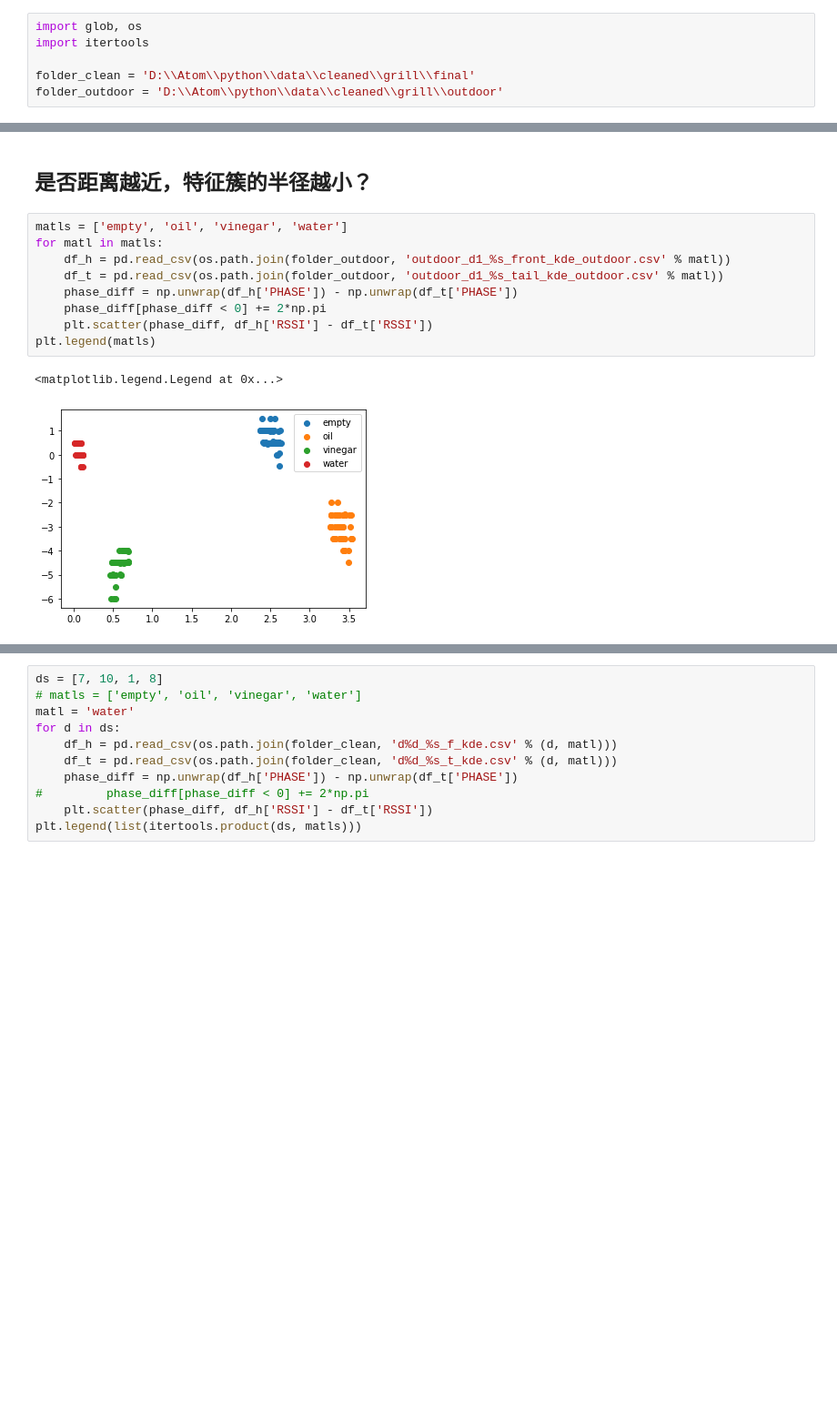
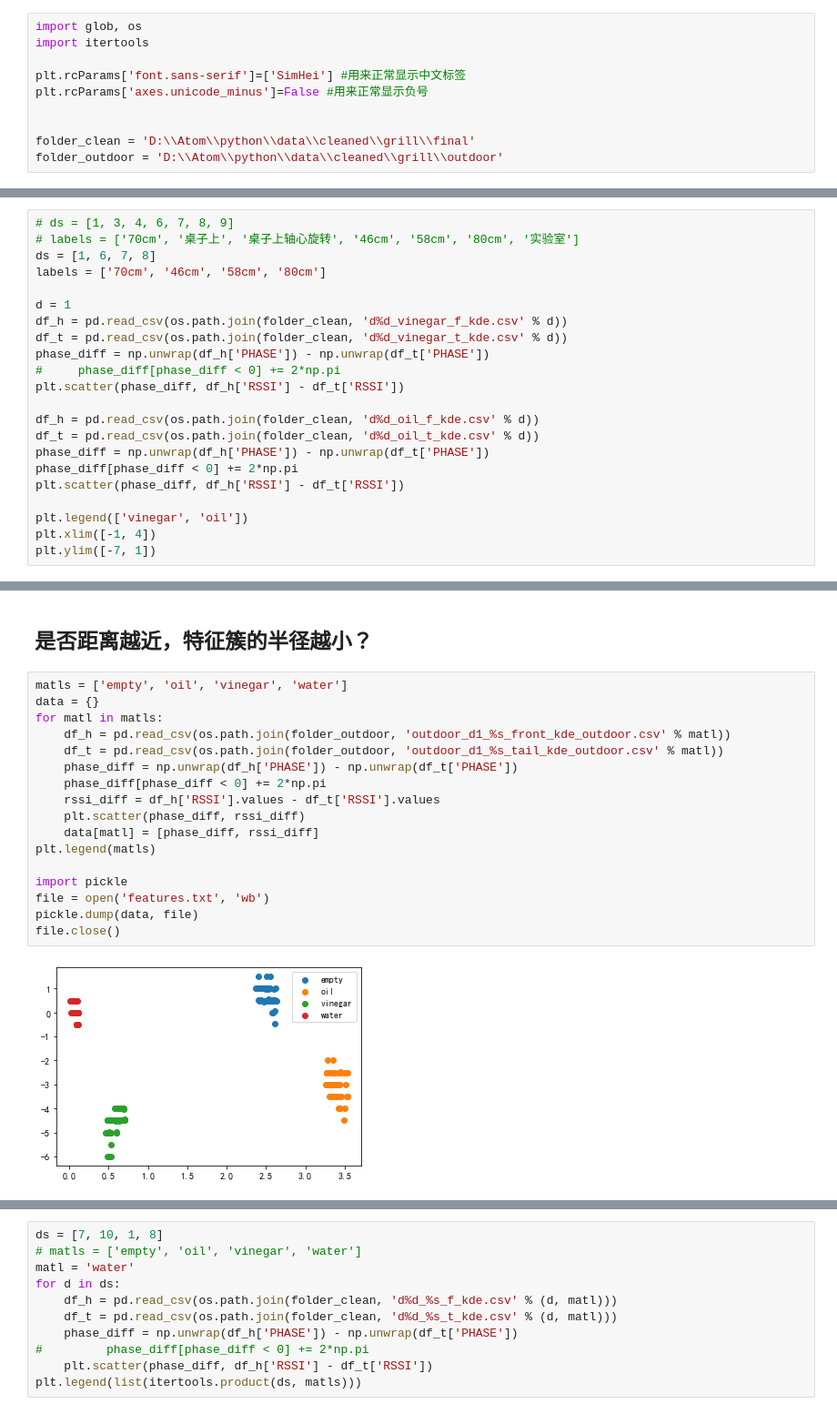
Before and after one commit to Jennifer331/Scripts, a Jupyter notebook: python/jupter/实验分析/5-9特征不稳定性分析.ipynb, the cells around one changed output, grey strips where cells are left out. Shown: that part at 91% size. Cells and saved outputs as stored; diff of their text form; blank space fills up the shorter version.

```diff
--- a/python/jupter/实验分析/Untitled4.ipynb
+++ b/python/jupter/实验分析/5-9特征不稳定性分析.ipynb
@@ -2,6 +4,10 @@
 import glob, os
 import itertools
 
+plt.rcParams['font.sans-serif']=['SimHei'] #用来正常显示中文标签
+plt.rcParams['axes.unicode_minus']=False #用来正常显示负号
+
+
 folder_clean = 'D:\\Atom\\python\\data\\cleaned\\grill\\final'
 folder_outdoor = 'D:\\Atom\\python\\data\\cleaned\\grill\\outdoor'
 # %%
@@ -42,0 +72,22 @@ plt.legend(ds)
+# %%
+# ds = [1, 3, 4, 6, 7, 8, 9]
+# labels = ['70cm', '桌子上', '桌子上轴心旋转', '46cm', '58cm', '80cm', '实验室']
+ds = [1, 6, 7, 8]
+labels = ['70cm', '46cm', '58cm', '80cm']
+
+d = 1
+df_h = pd.read_csv(os.path.join(folder_clean, 'd%d_vinegar_f_kde.csv' % d))
+df_t = pd.read_csv(os.path.join(folder_clean, 'd%d_vinegar_t_kde.csv' % d))
+phase_diff = np.unwrap(df_h['PHASE']) - np.unwrap(df_t['PHASE'])
+#     phase_diff[phase_diff < 0] += 2*np.pi
+plt.scatter(phase_diff, df_h['RSSI'] - df_t['RSSI'])
+
+df_h = pd.read_csv(os.path.join(folder_clean, 'd%d_oil_f_kde.csv' % d))
+df_t = pd.read_csv(os.path.join(folder_clean, 'd%d_oil_t_kde.csv' % d))
+phase_diff = np.unwrap(df_h['PHASE']) - np.unwrap(df_t['PHASE'])
+phase_diff[phase_diff < 0] += 2*np.pi
+plt.scatter(phase_diff, df_h['RSSI'] - df_t['RSSI'])
+
+plt.legend(['vinegar', 'oil'])
+plt.xlim([-1, 4])
+plt.ylim([-7, 1])
@@ -76,13 +130,20 @@ plt.legend(list(itertools.product(matls, ds)))
 ## 是否距离越近，特征簇的半径越小？
 # %%
 matls = ['empty', 'oil', 'vinegar', 'water']
+data = {}
 for matl in matls:
     df_h = pd.read_csv(os.path.join(folder_outdoor, 'outdoor_d1_%s_front_kde_outdoor.csv' % matl))
     df_t = pd.read_csv(os.path.join(folder_outdoor, 'outdoor_d1_%s_tail_kde_outdoor.csv' % matl))
     phase_diff = np.unwrap(df_h['PHASE']) - np.unwrap(df_t['PHASE'])
     phase_diff[phase_diff < 0] += 2*np.pi
-    plt.scatter(phase_diff, df_h['RSSI'] - df_t['RSSI'])
+    rssi_diff = df_h['RSSI'].values - df_t['RSSI'].values
+    plt.scatter(phase_diff, rssi_diff)
+    data[matl] = [phase_diff, rssi_diff]
 plt.legend(matls)
+
+import pickle
+file = open('features.txt', 'wb')
+pickle.dump(data, file)
+file.close()
 # %% [output]
-<matplotlib.legend.Legend at 0x...>
-[figure, old version]
+[figure, new version]
```
Also changed, not shown: parts of 12 cells of this notebook, 11 other files.
